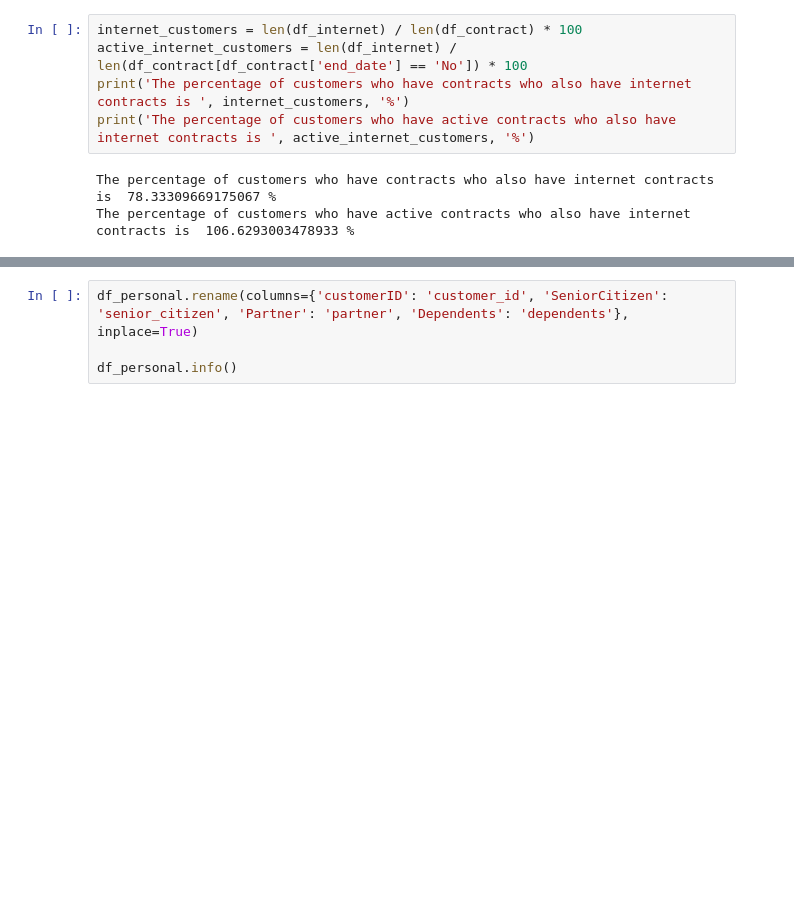
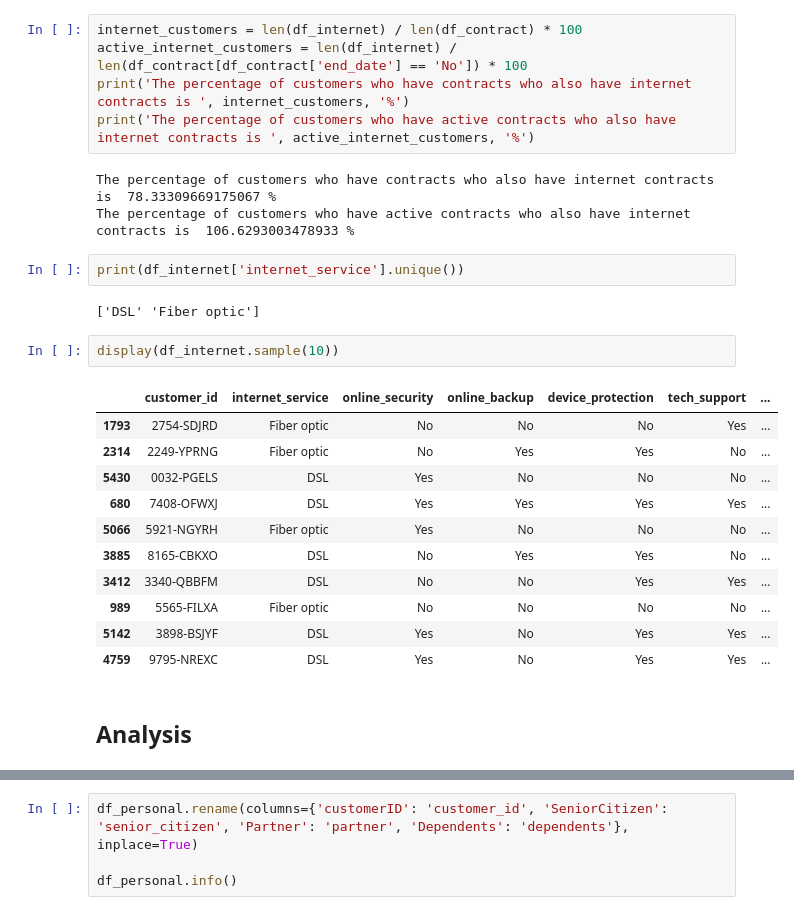
Before and after one commit to LDeYoung17/interconnect, a Jupyter notebook: notebooks/EDA.ipynb, the cells around one changed output, grey strips where cells are left out. Cells and saved outputs as stored; diff of their text form; blank space fills up the shorter version.

```diff
--- a/notebooks/EDA.ipynb
+++ b/notebooks/EDA.ipynb
@@ -156,3 +218,23 @@ print('The percentage of customers who have active contracts who also have inter
 # %% [output]
 The percentage of customers who have contracts who also have internet contracts is  78.33309669175067 %
 The percentage of customers who have active contracts who also have internet contracts is  106.6293003478933 %
+# %%
+print(df_internet['internet_service'].unique())
+# %% [output]
+['DSL' 'Fiber optic']
+# %%
+display(df_internet.sample(10))
+# %% [output]
+|  | customer_id | internet_service | online_security | online_backup | device_protection | tech_support | ... |
+| 1793 | 2754-SDJRD | Fiber optic | No | No | No | Yes | ... |
+| 2314 | 2249-YPRNG | Fiber optic | No | Yes | Yes | No | ... |
+| 5430 | 0032-PGELS | DSL | Yes | No | No | No | ... |
+| 680 | 7408-OFWXJ | DSL | Yes | Yes | Yes | Yes | ... |
+| 5066 | 5921-NGYRH | Fiber optic | Yes | No | No | No | ... |
+| 3885 | 8165-CBKXO | DSL | No | Yes | Yes | No | ... |
+| 3412 | 3340-QBBFM | DSL | No | No | Yes | Yes | ... |
+| 989 | 5565-FILXA | Fiber optic | No | No | No | No | ... |
+| 5142 | 3898-BSJYF | DSL | Yes | No | Yes | Yes | ... |
+| 4759 | 9795-NREXC | DSL | Yes | No | Yes | Yes | ... |
+# %% [markdown]
+<h2>Analysis</h2>
```
Also changed, not shown: parts of 30 cells of this notebook.
